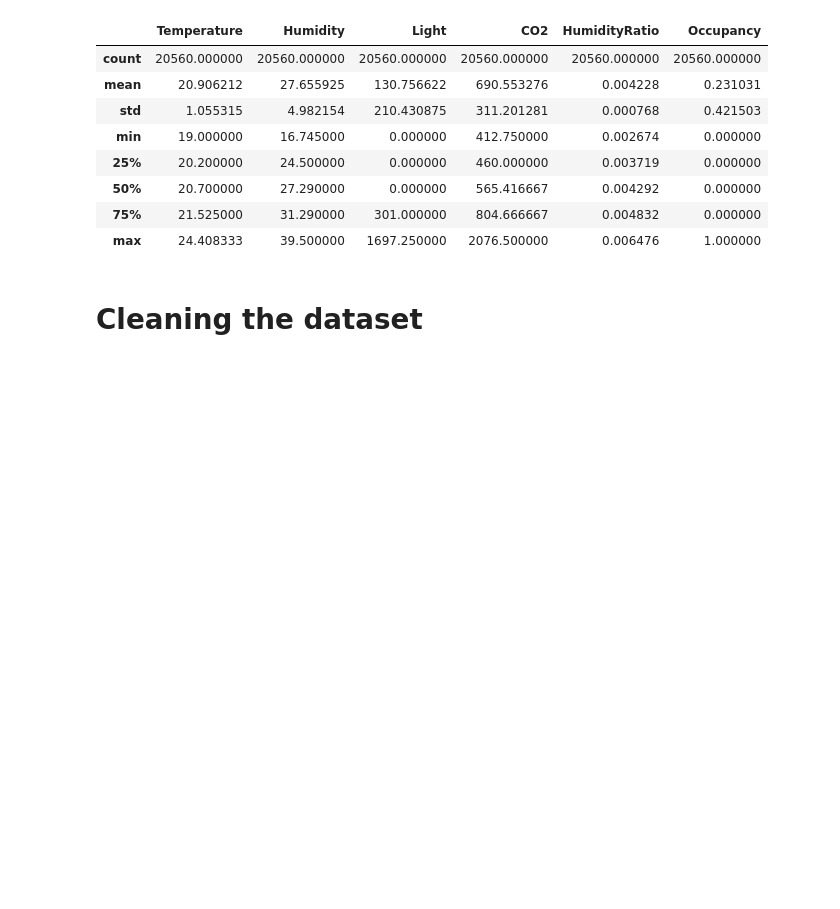
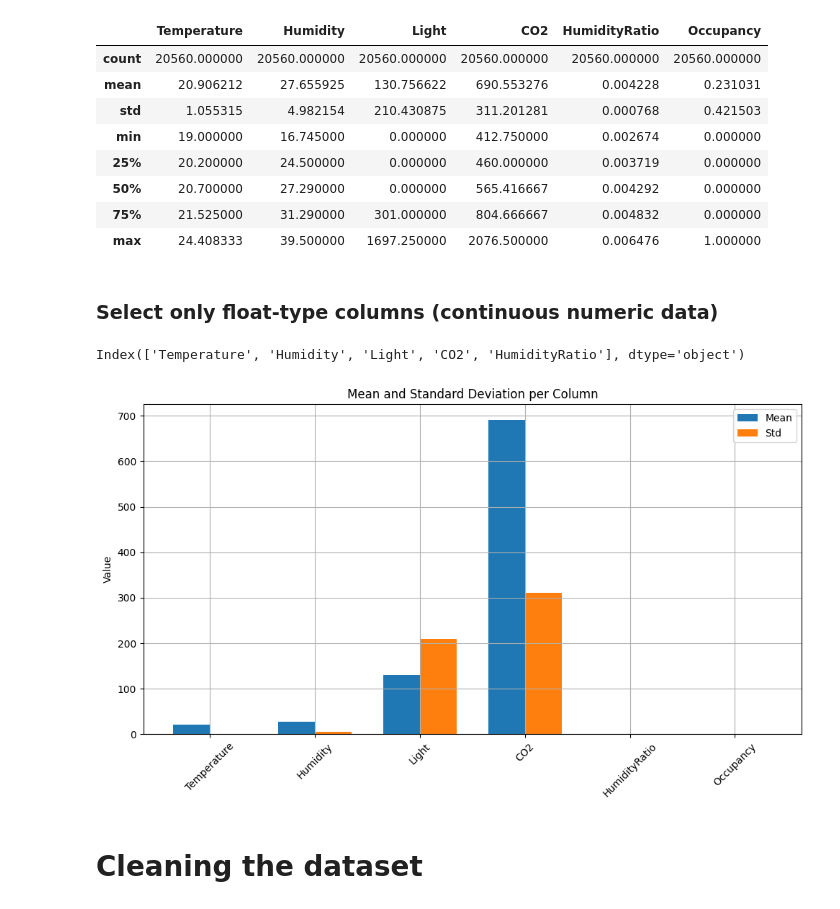
Before and after one commit to NoamShaphir/-MicroClimate, a Jupyter notebook: analysis.ipynb, the cells around one changed output. Saved outputs shown, nothing was run; the diff lists cells and outputs as text; code cells hidden in the pictures; blank space fills up the shorter version.

```diff
--- a/analysis.ipynb
+++ b/analysis.ipynb
@@ -69,6 +70,37 @@ df.describe()
 | 50% | 20.700000 | 27.290000 | 0.000000 | 565.416667 | 0.004292 | 0.000000 |
 | 75% | 21.525000 | 31.290000 | 301.000000 | 804.666667 | 0.004832 | 0.000000 |
 | max | 24.408333 | 39.500000 | 1697.250000 | 2076.500000 | 0.006476 | 1.000000 |
+# %% [markdown]
+### Select only float-type columns (continuous numeric data)
+# %%
+numeric_cols = df.select_dtypes(include=['float32', 'float64']).columns
+numeric_cols
+# %% [output]
+Index(['Temperature', 'Humidity', 'Light', 'CO2', 'HumidityRatio'], dtype='object')
+# %%
+# Compute stats
+means = df[numeric_cols].mean()
+stds = df[numeric_cols].std()
+
+# Bar width and position
+x = np.arange(len(numeric_cols))
+width = 0.35
+
+# Plot
+plt.figure(figsize=(10, 6))
+plt.bar(x - width/2, means, width, label='Mean')
+plt.bar(x + width/2, stds, width, label='Std')
+
+# Labels
+plt.xticks(x, numeric_cols, rotation=45)
+plt.ylabel("Value")
+plt.title("Mean and Standard Deviation per Column")
+plt.legend()
+plt.grid(True)
+plt.tight_layout()
+plt.show()
+# %% [output]
+[figure, added]
 # %% [markdown]
 # Cleaning the dataset
 # %% [markdown]
```
Also changed, not shown: parts of 7 cells of this notebook.
